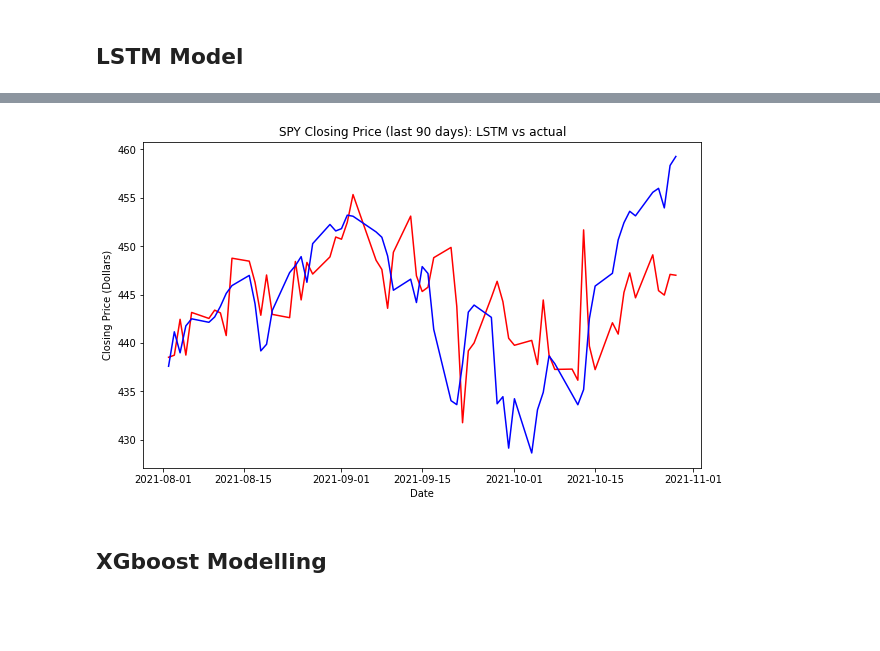
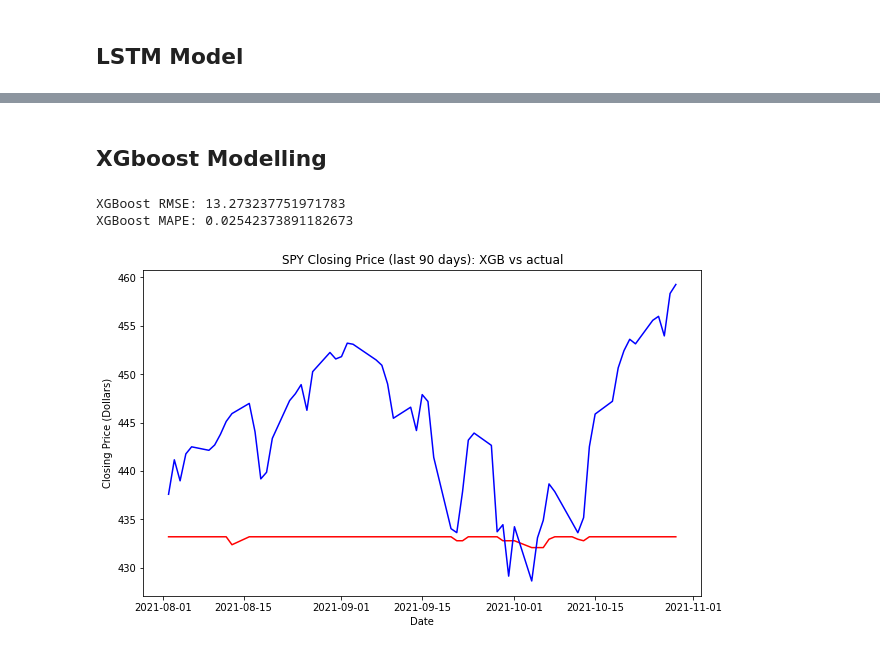
Before and after one commit to christian-nickerson/ml_forecasting, a Jupyter notebook: explore.ipynb, the cells around one changed output, grey strips where cells are left out. Drawn from its saved outputs; the diff is of its cells as text; code cells hidden in the pictures; blank space fills up the shorter version.

```diff
--- a/explore.ipynb
+++ b/explore.ipynb
@@ -195,24 +209,29 @@ LSTM MAPE: 0.011269222261841176
-# %%
-# show results
-plt.plot(df_ker_pred.index, df_ker_pred['Close'], color = 'red')
-plt.plot(df_ker_test.index, df_ker_test['Close'], color = 'blue')
-plt.xlabel('Date')
-plt.ylabel('Closing Price (Dollars)')
-plt.title(f'{stock} Closing Price (last {test_days} days): LSTM vs actual')
-plt.show()
-# %% [output]
-[figure, removed]
 # %% [markdown]
 ## XGboost Modelling
 # %%
 from xgboost import XGBRegressor
 
-x_train_xgb, y_train_xgb, x_test_xgb, y_test_xgb = train_test_split(df, test_days)
+# train test split
+train_xgb, test_xgb = train_test_split(df, test_days)
+x_train_xgb, y_train_xgb = x_y_split(train_xgb)
+x_test_xgb, y_test_xgb = x_y_split(test_xgb)
 
-xgb = XGBRegressor()
-xgb_fitted = xgb.fit(x_train_xgb, y_train_xgb)
-y_pred_xgb = xgb_fitted.predict(y_test_xgb)
+xgb = XGBRegressor(objective = 'reg:squarederror', n_estimators = 500, eta = 0.01, n_jobs = -1)
+xgb.fit(x_train_xgb, y_train_xgb)
+y_pred_xgb = xgb.predict(x_test_xgb)
 rmse_xgb = np.sqrt(mse(y_test_xgb, y_pred_xgb))
 mape_xgb = mape(y_test_xgb, y_pred_xgb)
 print(f'XGBoost RMSE: {rmse_xgb}')
 print(f'XGBoost MAPE: {mape_xgb}')
+
+# show results
+plt.plot(test_xgb.index, y_pred_xgb, color = 'red')
+plt.plot(test_xgb.index, y_test_xgb, color = 'blue')
+plt.xlabel('Date')
+plt.ylabel('Closing Price (Dollars)')
+plt.title(f'{stock} Closing Price (last {test_days} days): XGB vs actual')
+plt.show()
+# %% [output]
+XGBoost RMSE: 13.273237751971783
+XGBoost MAPE: 0.02542373891182673
+[figure, added]
```
Also changed, not shown: parts of 5 cells of this notebook, 1 other file.
